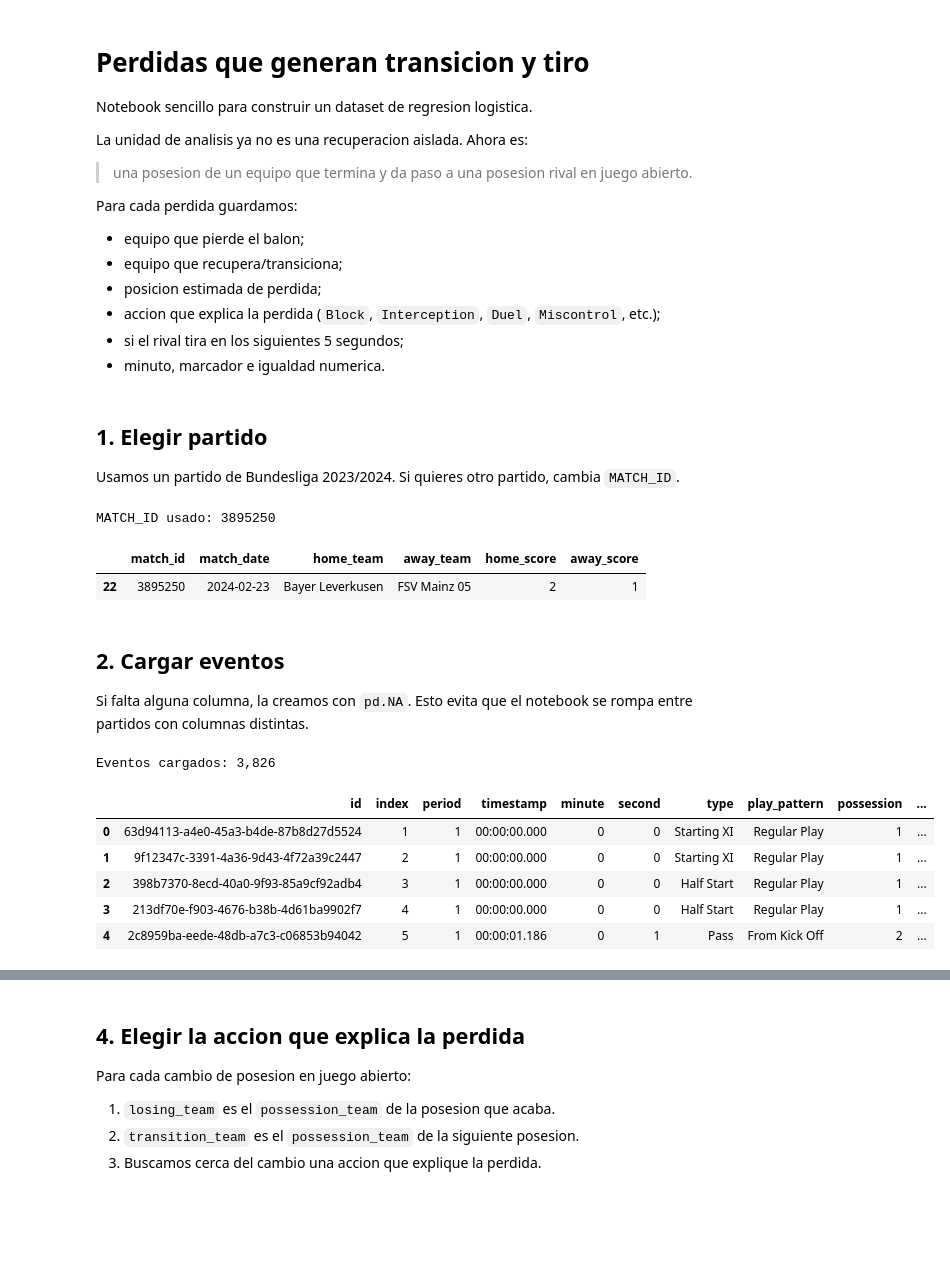
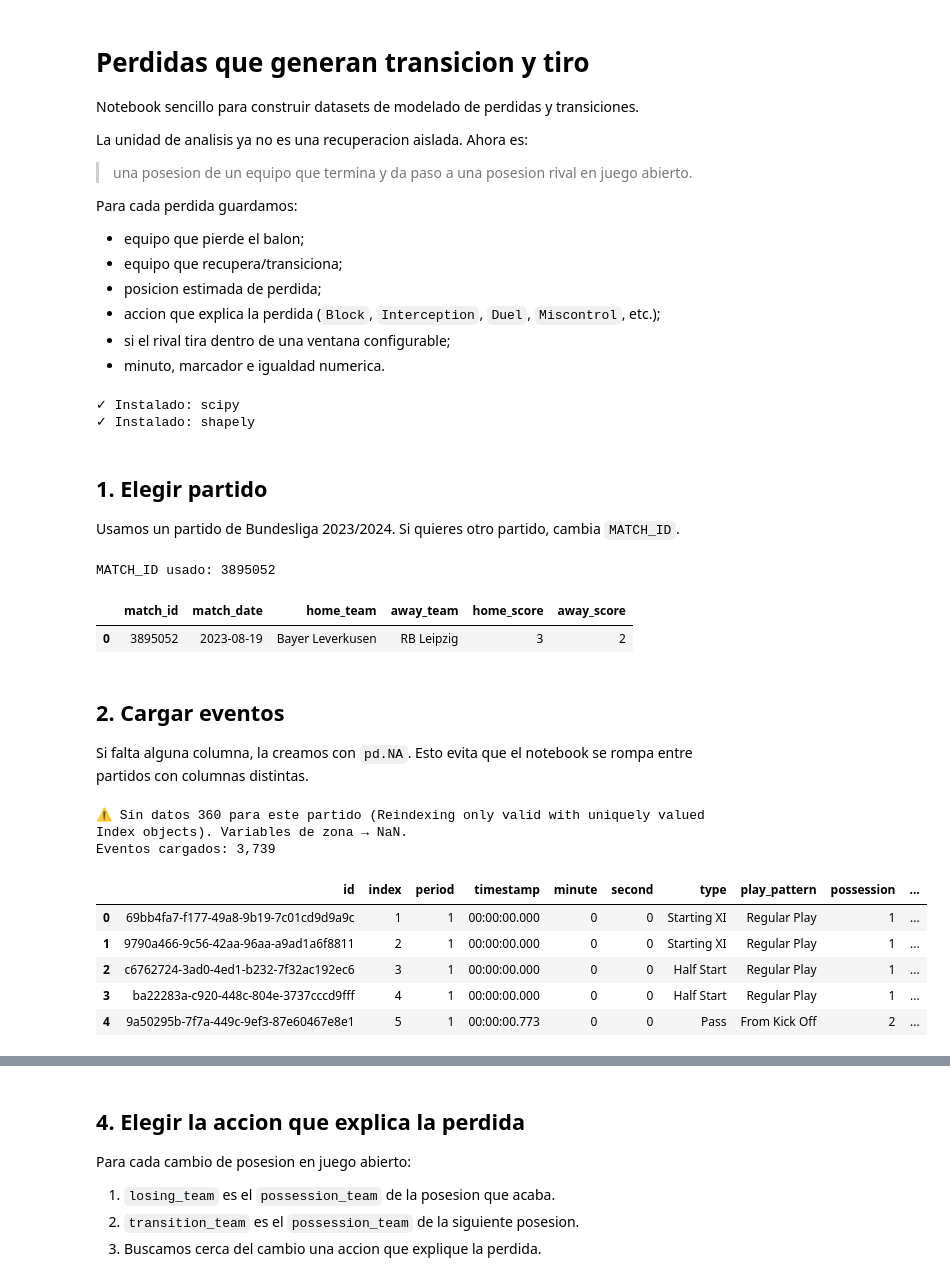
Before and after one commit to acastano149/ball-loss-to-threat, a Jupyter notebook: acciones_recuperacion_terminan_tiro_ejemplo.ipynb, the cells around one changed output, grey strips where cells are left out. Saved outputs shown, nothing was run; the diff lists cells and outputs as text; code cells hidden in the pictures; blank space fills up the shorter version.

```diff
--- a/acciones_recuperacion_terminan_tiro_ejemplo.ipynb
+++ b/acciones_recuperacion_terminan_tiro_ejemplo.ipynb
@@ -1,7 +1,7 @@
 # %% [markdown]
 # Perdidas que generan transicion y tiro
 
-Notebook sencillo para construir un dataset de regresion logistica.
+Notebook sencillo para construir datasets de modelado de perdidas y transiciones.
 
 La unidad de analisis ya no es una recuperacion aislada. Ahora es:
 
@@ -9,12 +9,27 @@ La unidad de analisis ya no es una recuperacion aislada. Ahora es:
 
 Para cada perdida guardamos:
 
-- equipo que pierde el balon;
-- equipo que recupera/transiciona;
-- posicion estimada de perdida;
-- accion que explica la perdida (`Block`, `Interception`, `Duel`, `Miscontrol`, etc.);
-- si el rival tira en los siguientes 5 segundos;
-- minuto, marcador e igualdad numerica.
+-   equipo que pierde el balon;
+-   equipo que recupera/transiciona;
+-   posicion estimada de perdida;
+-   accion que explica la perdida (`Block`, `Interception`, `Duel`, `Miscontrol`, etc.);
+-   si el rival tira dentro de una ventana configurable;
+-   minuto, marcador e igualdad numerica.
+# %%
+# Instala las dependencias necesarias si no están disponibles en el entorno.
+# · scipy  viene habitualmente en distribuciones científicas (Anaconda, etc.)
+# · shapely es necesaria para el clipping de polígonos Voronoi (sección 8)
+import importlib, subprocess, sys
+
+for _pkg in ["scipy", "shapely"]:
+    if importlib.util.find_spec(_pkg) is None:
+        subprocess.check_call([sys.executable, "-m", "pip", "install", _pkg])
+        print(f"✓ Instalado: {_pkg}")
+    else:
+        print(f"✓ Ya disponible: {_pkg}")
+# %% [output]
+✓ Instalado: scipy
+✓ Instalado: shapely
 # %%
 import warnings
 
@@ -47,7 +62,7 @@ matches = sb.matches(competition_id=COMPETITION_ID, season_id=SEASON_ID).copy()
 matches = matches.sort_values(["match_date", "match_id"]).reset_index(drop=True)
 
 if MATCH_ID is None:
-    MATCH_ID = int(matches.loc[22, "match_id"])
+    MATCH_ID = int(matches.loc[0, "match_id"])
 
 match_info = matches[matches["match_id"] == MATCH_ID].copy()
 home_team = match_info.iloc[0]["home_team"]
@@ -56,9 +71,9 @@ away_team = match_info.iloc[0]["away_team"]
 print(f"MATCH_ID usado: {MATCH_ID}")
 display(match_info[["match_id", "match_date", "home_team", "away_team", "home_score", "away_score"]])
 # %% [output]
-MATCH_ID usado: 3895250
+MATCH_ID usado: 3895052
 |  | match_id | match_date | home_team | away_team | home_score | away_score |
-| 22 | 3895250 | 2024-02-23 | Bayer Leverkusen | FSV Mainz 05 | 2 | 1 |
+| 0 | 3895052 | 2023-08-19 | Bayer Leverkusen | RB Leipzig | 3 | 2 |
 # %% [markdown]
 ## 2. Cargar eventos
 
@@ -111,36 +126,52 @@ def prepare_events(raw_events):
 
     events = events[COLS_NEEDED].copy()
 
     # Orden estable de eventos dentro del partido.
     fallback_order = pd.Series(np.arange(len(events)), index=events.index)
     events["event_order"] = pd.to_numeric(events["index"], errors="coerce").fillna(fallback_order)
 
     # Coordenadas StatsBomb: location = [x, y].
     events["x"] = events["location"].apply(get_x)
     events["y"] = events["location"].apply(get_y)
     events["pass_end_x"] = events["pass_end_location"].apply(get_end_x)
     events["pass_end_y"] = events["pass_end_location"].apply(get_end_y)
 
     events["period"] = pd.to_numeric(events["period"], errors="coerce").fillna(0).astype(int)
     events["minute"] = pd.to_numeric(events["minute"], errors="coerce")
     events["second"] = pd.to_numeric(events["second"], errors="coerce")
     events["event_seconds"] = events["minute"].fillna(0) * 60 + events["second"].fillna(0)
     events["possession"] = pd.to_numeric(events["possession"], errors="coerce")
     events["match_id"] = int(MATCH_ID)
 
     return events.sort_values(["period", "event_order"]).reset_index(drop=True)
 
 
 raw_events = sb.events(match_id=MATCH_ID)
 events = prepare_events(raw_events)
 
+# Datos 360: archivo complementario con fotogramas de posiciones de jugadores.
+# statsbombpy los expone a través de sb.frames(), que devuelve UNA FILA POR JUGADOR
+# y renombra event_uuid → id. Reagrupamos por id para reconstruir la lista de
+# jugadores por evento, que es el formato que necesita zone_variables().
+try:
+    _frames = sb.frames(match_id=MATCH_ID)
+    freeze_lookup = {
+        event_id: grp[["teammate", "actor", "keeper", "location"]].to_dict("records")
+        for event_id, grp in _frames.groupby("id")
+    }
+    print(f"Eventos con fotograma 360: {len(freeze_lookup):,}")
+except Exception as _exc:
+    print(f"⚠ Sin datos 360 para este partido ({_exc}). Variables de zona → NaN.")
+    freeze_lookup = {}
+
 print(f"Eventos cargados: {len(events):,}")
 events.head()
 # %% [output]
-Eventos cargados: 3,826
+⚠ Sin datos 360 para este partido (Reindexing only valid with uniquely valued Index objects). Variables de zona → NaN.
+Eventos cargados: 3,739
 |  | id | index | period | timestamp | minute | second | type | play_pattern | possession | ... |
-| 0 | 63d94113-a4e0-45a3-b4de-87b8d27d5524 | 1 | 1 | 00:00:00.000 | 0 | 0 | Starting XI | Regular Play | 1 | ... |
-| 1 | 9f12347c-3391-4a36-9d43-4f72a39c2447 | 2 | 1 | 00:00:00.000 | 0 | 0 | Starting XI | Regular Play | 1 | ... |
-| 2 | 398b7370-8ecd-40a0-9f93-85a9cf92adb4 | 3 | 1 | 00:00:00.000 | 0 | 0 | Half Start | Regular Play | 1 | ... |
-| 3 | 213df70e-f903-4676-b38b-4d61ba9902f7 | 4 | 1 | 00:00:00.000 | 0 | 0 | Half Start | Regular Play | 1 | ... |
-| 4 | 2c8959ba-eede-48db-a7c3-c06853b94042 | 5 | 1 | 00:00:01.186 | 0 | 1 | Pass | From Kick Off | 2 | ... |
+| 0 | 69bb4fa7-f177-49a8-9b19-7c01cd9d9a9c | 1 | 1 | 00:00:00.000 | 0 | 0 | Starting XI | Regular Play | 1 | ... |
+| 1 | 9790a466-9c56-42aa-96aa-a9ad1a6f8811 | 2 | 1 | 00:00:00.000 | 0 | 0 | Starting XI | Regular Play | 1 | ... |
+| 2 | c6762724-3ad0-4ed1-b232-7f32ac192ec6 | 3 | 1 | 00:00:00.000 | 0 | 0 | Half Start | Regular Play | 1 | ... |
+| 3 | ba22283a-c920-448c-804e-3737cccd9fff | 4 | 1 | 00:00:00.000 | 0 | 0 | Half Start | Regular Play | 1 | ... |
+| 4 | 9a50295b-7f7a-449c-9ef3-87e60467e8e1 | 5 | 1 | 00:00:00.773 | 0 | 0 | Pass | From Kick Off | 2 | ... |
```
Also changed, not shown: parts of 16 cells of this notebook, 1 other file.
